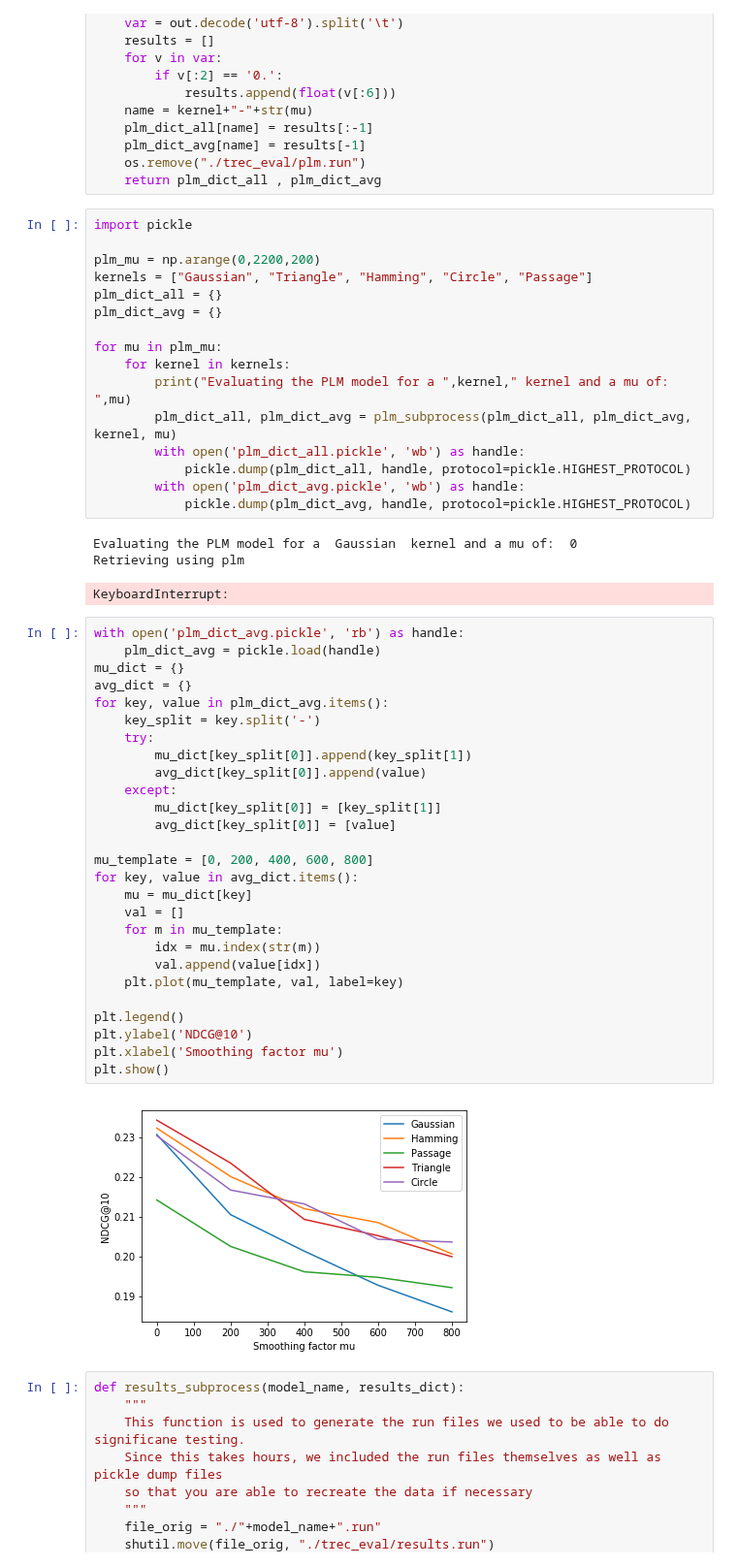
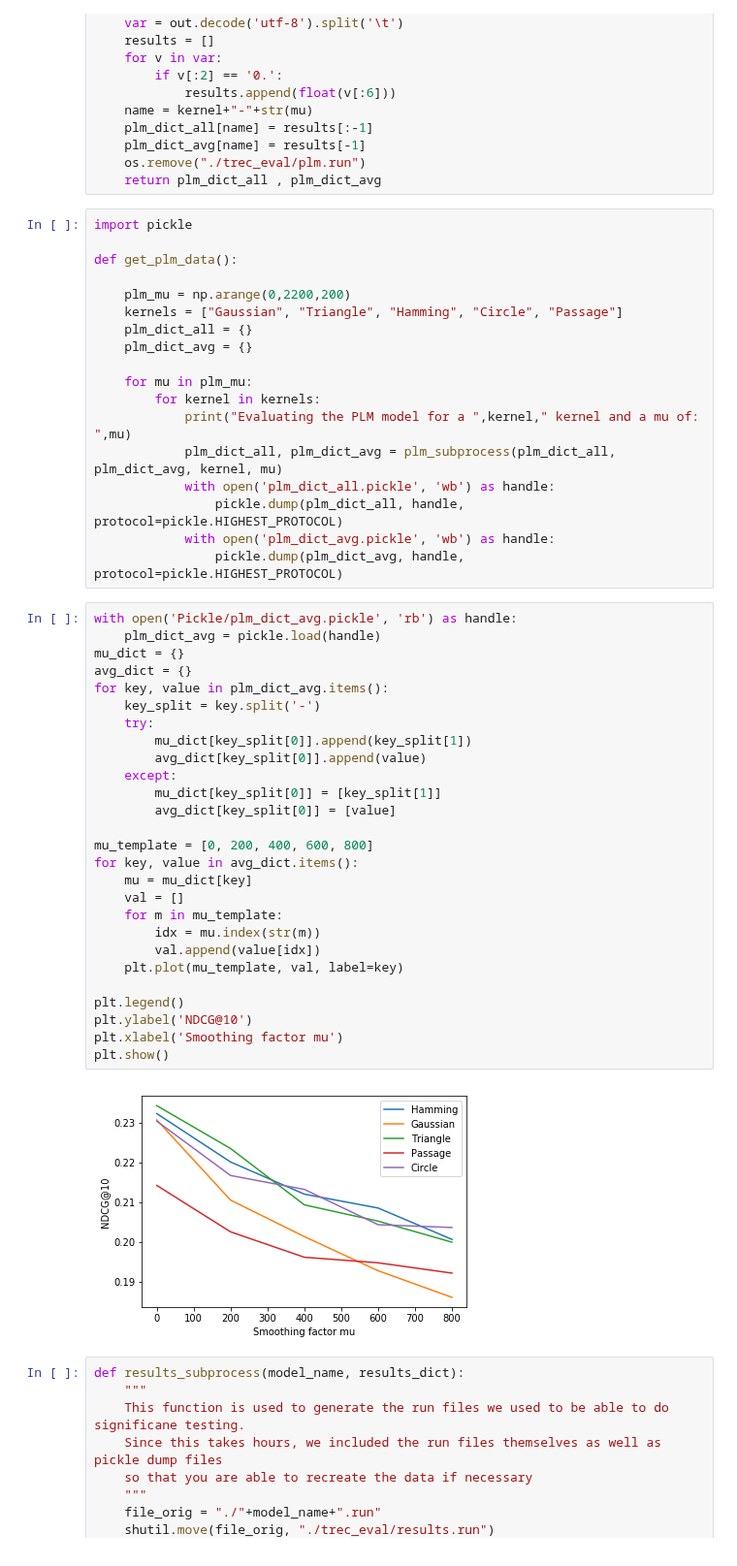
Before and after one commit to stefanknegt/InformationRetrieval1, a Jupyter notebook: HW2/Homework2_11784261-11728191-11871431.ipynb, the cells around one changed output. Shown at 97% size. Cells and saved outputs as stored; diff of their text form.

```diff
--- a/HW2/Homework2_11784261-11728191-11871431.ipynb
+++ b/HW2/Homework2_11784261-11728191-11871431.ipynb
@@ -683,52 +683,50 @@ def plm_subprocess(plm_dict_all, plm_dict_avg, kernel, mu):
 # %%
 import pickle
 
-plm_mu = np.arange(0,2200,200)
-kernels = ["Gaussian", "Triangle", "Hamming", "Circle", "Passage"]
-plm_dict_all = {}
-plm_dict_avg = {}
+def get_plm_data():
 
-for mu in plm_mu:
-    for kernel in kernels:
-        print("Evaluating the PLM model for a ",kernel," kernel and a mu of: ",mu)
-        plm_dict_all, plm_dict_avg = plm_subprocess(plm_dict_all, plm_dict_avg, kernel, mu)
-        with open('plm_dict_all.pickle', 'wb') as handle:
-            pickle.dump(plm_dict_all, handle, protocol=pickle.HIGHEST_PROTOCOL)
-        with open('plm_dict_avg.pickle', 'wb') as handle:
-            pickle.dump(plm_dict_avg, handle, protocol=pickle.HIGHEST_PROTOCOL)
+    plm_mu = np.arange(0,2200,200)
+    kernels = ["Gaussian", "Triangle", "Hamming", "Circle", "Passage"]
+    plm_dict_all = {}
+    plm_dict_avg = {}
+
+    for mu in plm_mu:
+        for kernel in kernels:
+            print("Evaluating the PLM model for a ",kernel," kernel and a mu of: ",mu)
+            plm_dict_all, plm_dict_avg = plm_subprocess(plm_dict_all, plm_dict_avg, kernel, mu)
+            with open('plm_dict_all.pickle', 'wb') as handle:
+                pickle.dump(plm_dict_all, handle, protocol=pickle.HIGHEST_PROTOCOL)
+            with open('plm_dict_avg.pickle', 'wb') as handle:
+                pickle.dump(plm_dict_avg, handle, protocol=pickle.HIGHEST_PROTOCOL)
-# %% [output]
-Evaluating the PLM model for a  Gaussian  kernel and a mu of:  0
-Retrieving using plm
-KeyboardInterrupt:
 # %%
-with open('plm_dict_avg.pickle', 'rb') as handle:
+with open('Pickle/plm_dict_avg.pickle', 'rb') as handle:
     plm_dict_avg = pickle.load(handle)
 mu_dict = {}
 avg_dict = {}
 for key, value in plm_dict_avg.items():
     key_split = key.split('-')
     try:
         mu_dict[key_split[0]].append(key_split[1])
         avg_dict[key_split[0]].append(value)
     except:
         mu_dict[key_split[0]] = [key_split[1]]
         avg_dict[key_split[0]] = [value]
 
 mu_template = [0, 200, 400, 600, 800]
 for key, value in avg_dict.items():
     mu = mu_dict[key]
     val = []
     for m in mu_template:
         idx = mu.index(str(m))
         val.append(value[idx])
     plt.plot(mu_template, val, label=key)
 
 plt.legend()
 plt.ylabel('NDCG@10')
 plt.xlabel('Smoothing factor mu')
 plt.show()
 # %% [output]
-[figure, old version]
+[figure, new version]
 # %%
 def results_subprocess(model_name, results_dict):
     """
```
Also changed, not shown: parts of 13 cells of this notebook, 7 other files.
